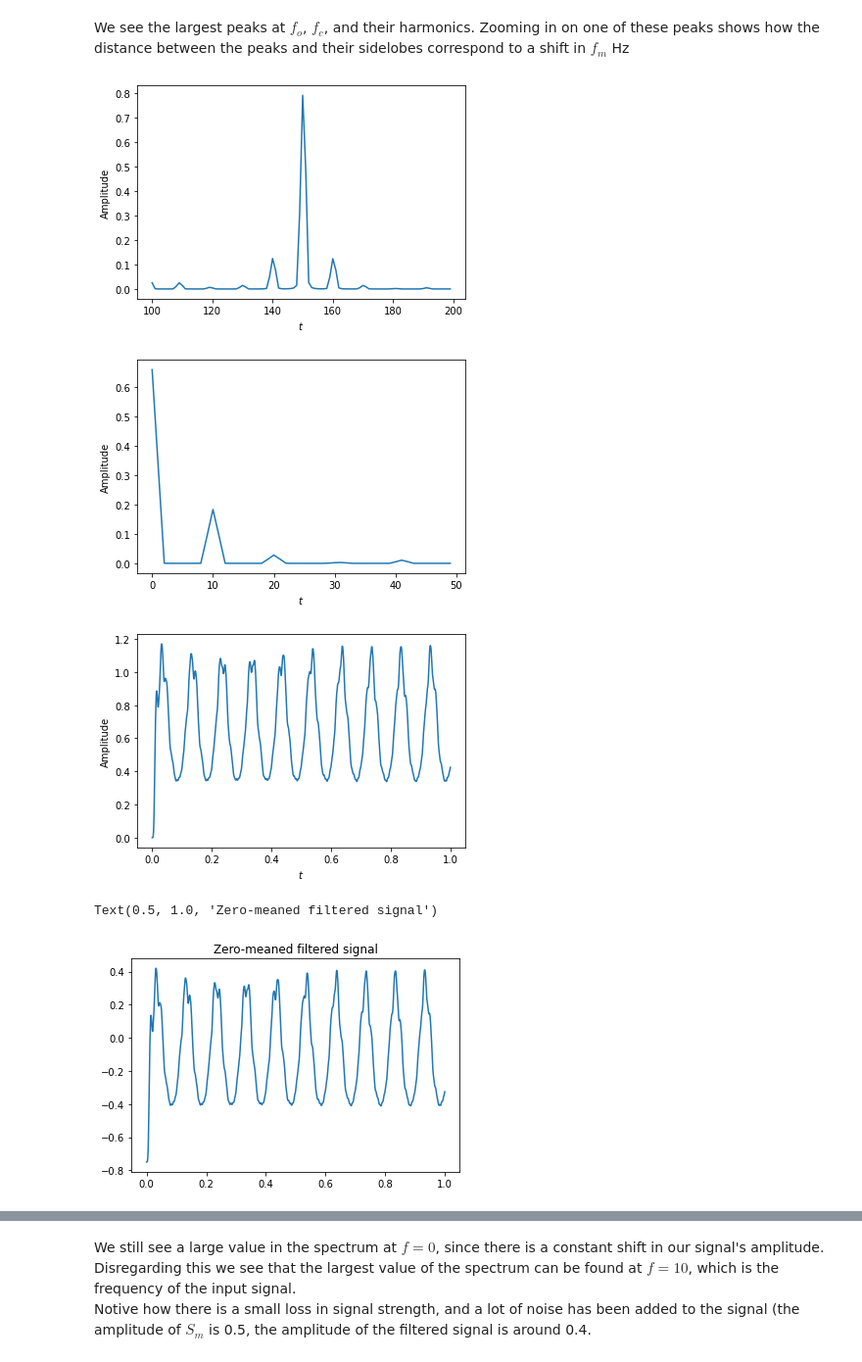
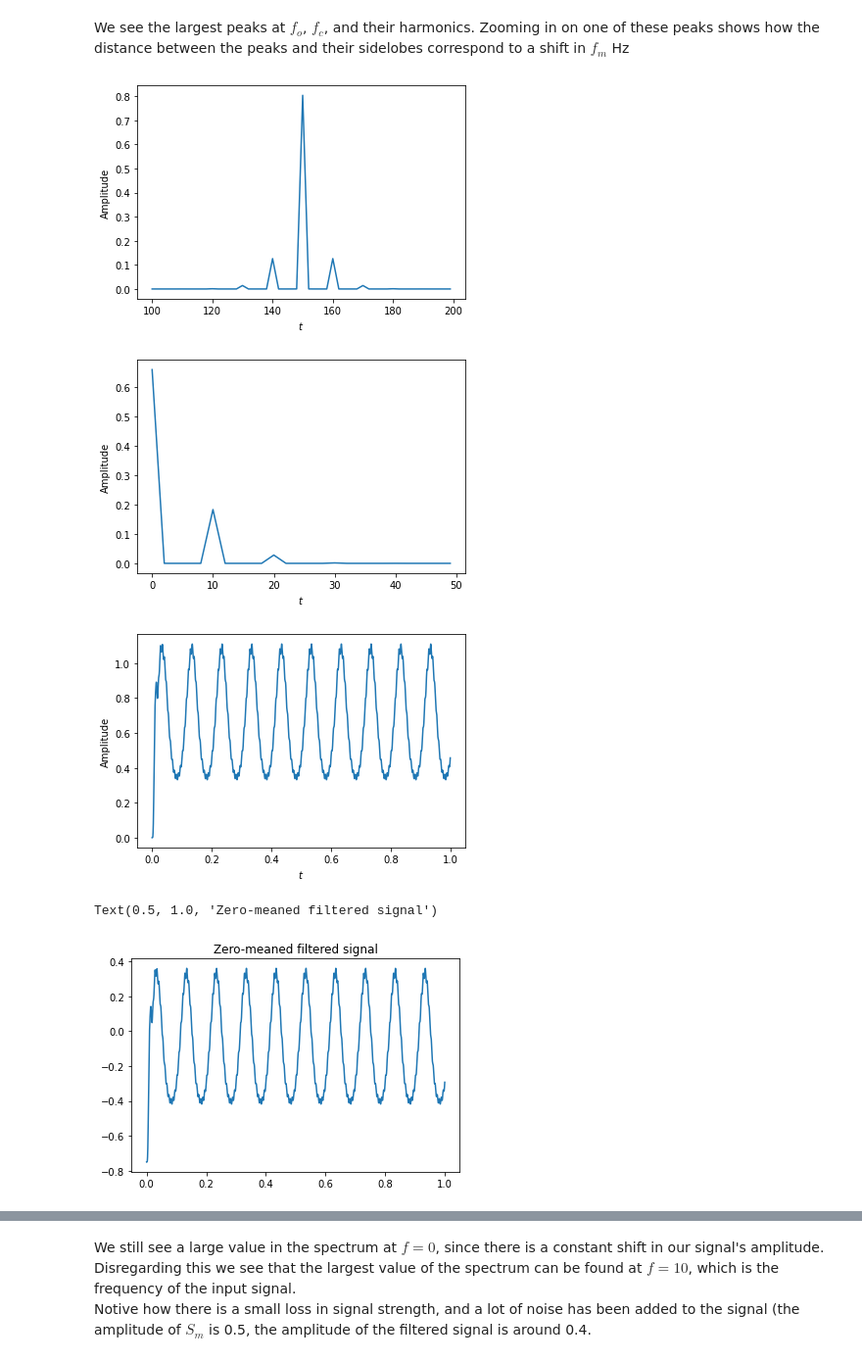
Before and after one commit to ahll19/P6, a Jupyter notebook: frequency_modulation/AM_mixer.ipynb, the cells around one changed output, grey strips where cells are left out. Shown at 98% size. Saved outputs shown, nothing was run; the diff lists cells and outputs as text; code cells hidden in the pictures.

```diff
--- a/frequency_modulation/AM_mixer.ipynb
+++ b/frequency_modulation/AM_mixer.ipynb
@@ -15,7 +15,7 @@ The carrier signal of $S$ is a sinewave with frequency=300Hz, amplitude=1, and p
 fc = 300
 fm = 10
 twopi = np.pi*2
-t = np.linspace(0, 1, 1000)
+t = np.linspace(0, 1, 100000)
 
 Sc = np.sin(t*twopi*fc)
 Sm = 0.5*np.sin(t*twopi*fm)
@@ -87,29 +87,29 @@ plt.ylabel("Amplitude")
 plt.savefig("spectrogram_zoom_origin.pdf")
 plt.show()
 # %% [output]
-[figure, old version]
+[figure, new version]
 [figure]
 # %%
 # Filtering the mixed signal
-b,a = ss.butter(6, twopi*fm, fs=len(t))
+b,a = ss.butter(5, twopi*fm, fs=len(t))
 sm_filtered = ss.lfilter(b, a, I)
 
 # plotting the filtered signal
 plt.plot(t, sm_filtered)
 plt.xlabel(r"$t$")
 plt.ylabel("Amplitude")
 plt.savefig("filtered_signal.pdf")
 plt.show()
 
 # plotting a zero-meaned version of te filtered signal
 meaned_filtered = sm_filtered - 0.75
 _fig, _ax = plt.subplots()
 _ax.plot(t, meaned_filtered)
 _ax.set_title("Zero-meaned filtered signal")
 # %% [output]
-[figure, old version]
+[figure, new version]
 Text(0.5, 1.0, 'Zero-meaned filtered signal')
-[figure, old version]
+[figure, new version]
 # %%
 # plotting the spectrum of the filtered signal
 spec, freqs_filtered, _l = plt.magnitude_spectrum(sm_filtered, len(t))
```
Also changed, not shown: parts of 5 cells of this notebook, 2 other files.
